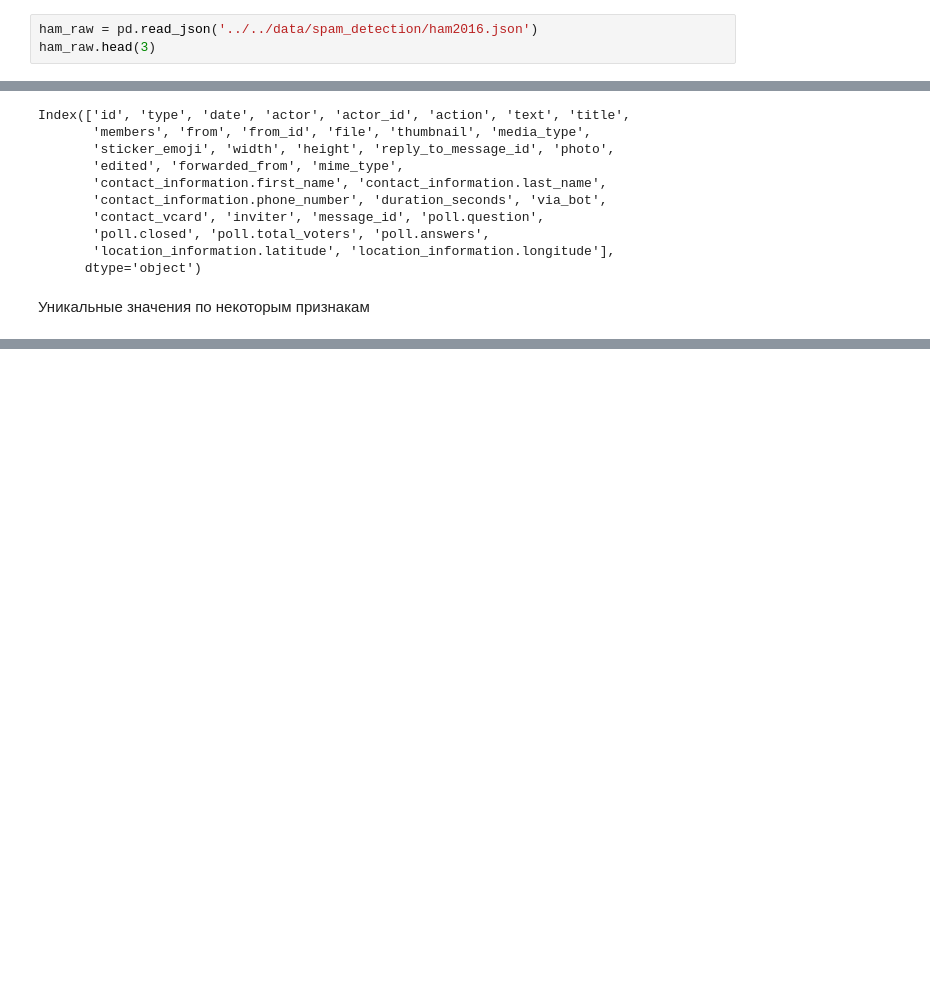
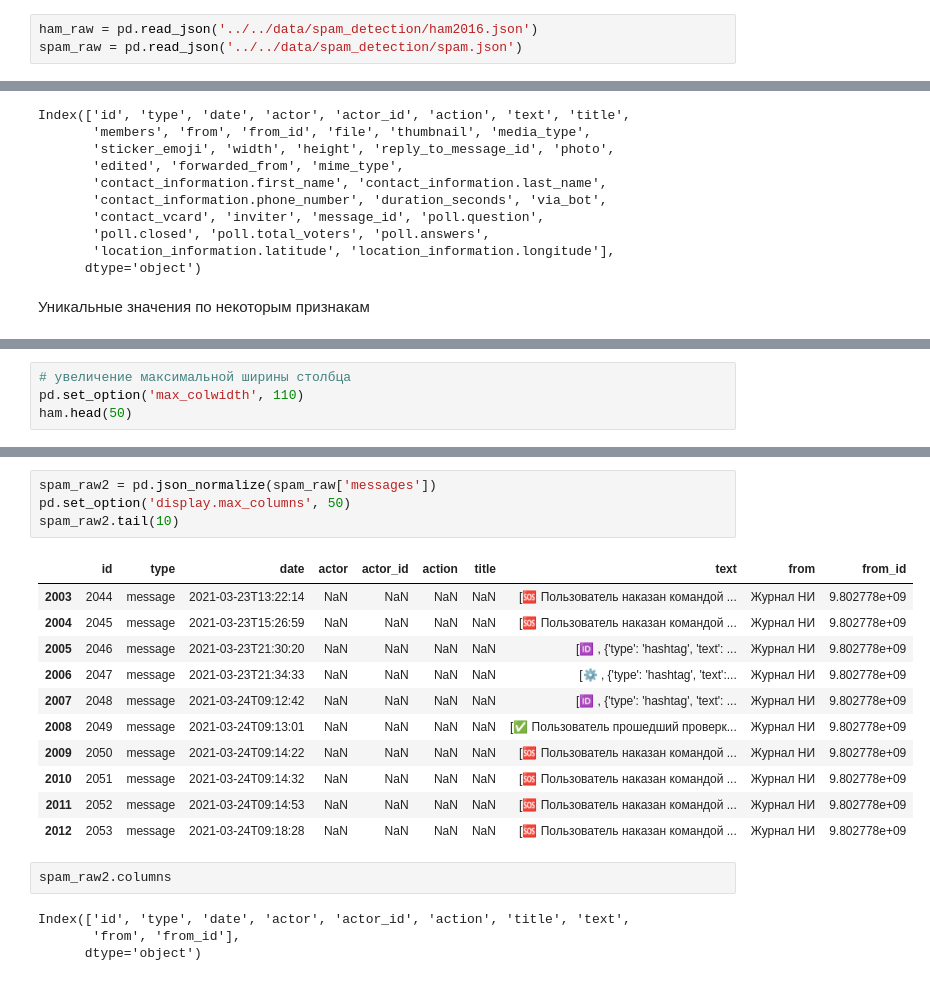
Before and after one commit to AndreiBazhenau/gb, a Jupyter notebook: ml_in_business/final_project.ipynb, the cells around one changed output, grey strips where cells are left out. Saved outputs shown, nothing was run; the diff lists cells and outputs as text; blank space fills up the shorter version.

```diff
--- a/ml_in_business/final_project.ipynb
+++ b/ml_in_business/final_project.ipynb
@@ -29,3 +72,3 @@ import numpy as np
 # %%
 ham_raw = pd.read_json('../../data/spam_detection/ham2016.json')
-ham_raw.head(3)
+spam_raw = pd.read_json('../../data/spam_detection/spam.json')
@@ -118,0 +198,4 @@ location_information.longitude [      nan 37.883185 37.891219]
+# %%
+# увеличение максимальной ширины столбца
+pd.set_option('max_colwidth', 110)
+ham.head(50)
@@ -118,0 +229,22 @@ location_information.longitude [      nan 37.883185 37.891219]
+# %%
+spam_raw2 = pd.json_normalize(spam_raw['messages'])
+pd.set_option('display.max_columns', 50)
+spam_raw2.tail(10)
+# %% [output]
+|  | id | type | date | actor | actor_id | action | title | text | from | from_id |
+| 2003 | 2044 | message | 2021-03-23T13:22:14 | NaN | NaN | NaN | NaN | [🆘 Пользователь наказан командой ... | Журнал НИ | 9.802778e+09 |
+| 2004 | 2045 | message | 2021-03-23T15:26:59 | NaN | NaN | NaN | NaN | [🆘 Пользователь наказан командой ... | Журнал НИ | 9.802778e+09 |
+| 2005 | 2046 | message | 2021-03-23T21:30:20 | NaN | NaN | NaN | NaN | [🆔 , {'type': 'hashtag', 'text': ... | Журнал НИ | 9.802778e+09 |
+| 2006 | 2047 | message | 2021-03-23T21:34:33 | NaN | NaN | NaN | NaN | [⚙️ , {'type': 'hashtag', 'text':... | Журнал НИ | 9.802778e+09 |
+| 2007 | 2048 | message | 2021-03-24T09:12:42 | NaN | NaN | NaN | NaN | [🆔 , {'type': 'hashtag', 'text': ... | Журнал НИ | 9.802778e+09 |
+| 2008 | 2049 | message | 2021-03-24T09:13:01 | NaN | NaN | NaN | NaN | [✅ Пользователь прошедший проверк... | Журнал НИ | 9.802778e+09 |
+| 2009 | 2050 | message | 2021-03-24T09:14:22 | NaN | NaN | NaN | NaN | [🆘 Пользователь наказан командой ... | Журнал НИ | 9.802778e+09 |
+| 2010 | 2051 | message | 2021-03-24T09:14:32 | NaN | NaN | NaN | NaN | [🆘 Пользователь наказан командой ... | Журнал НИ | 9.802778e+09 |
+| 2011 | 2052 | message | 2021-03-24T09:14:53 | NaN | NaN | NaN | NaN | [🆘 Пользователь наказан командой ... | Журнал НИ | 9.802778e+09 |
+| 2012 | 2053 | message | 2021-03-24T09:18:28 | NaN | NaN | NaN | NaN | [🆘 Пользователь наказан командой ... | Журнал НИ | 9.802778e+09 |
+# %%
+spam_raw2.columns
+# %% [output]
+Index(['id', 'type', 'date', 'actor', 'actor_id', 'action', 'title', 'text',
+       'from', 'from_id'],
+      dtype='object')
```
Also changed, not shown: parts of 41 cells of this notebook, 40 other files.
